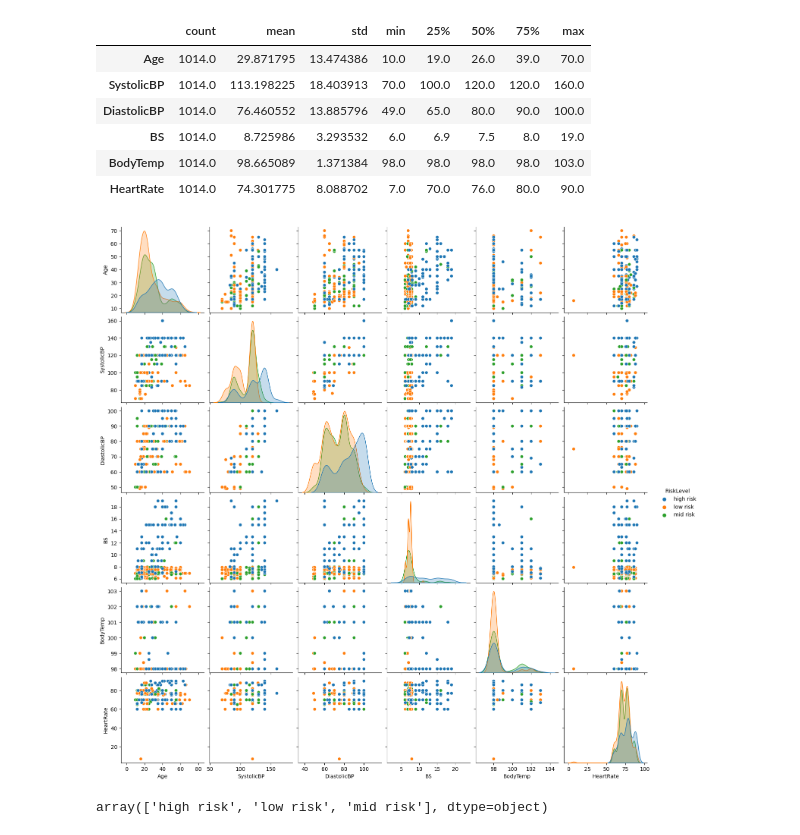
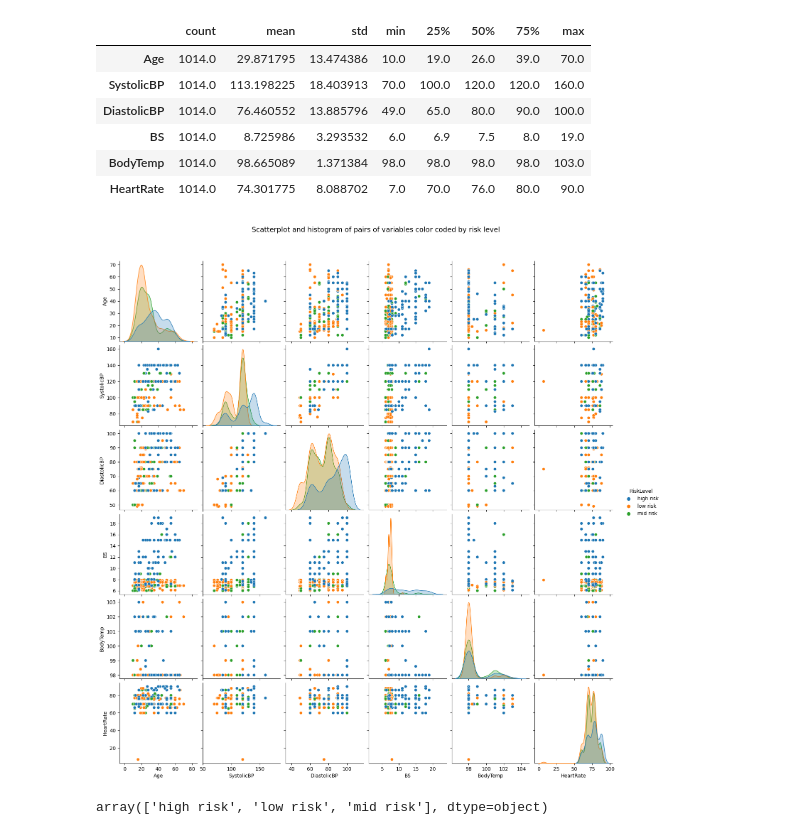
Before and after one commit to cassiasamp/logreg, a Jupyter notebook: notebooks/random-forest/random-forest.ipynb, the cells around one changed output. Cells and saved outputs as stored; diff of their text form; code cells hidden in the pictures.

```diff
--- a/notebooks/random-forest/random-forest.ipynb
+++ b/notebooks/random-forest/random-forest.ipynb
@@ -6,7 +6,7 @@ import numpy as np
 import seaborn as sns
 import matplotlib.pyplot as plt
 # %%
-dataset = pd.read_csv("../../datasets/random-forest/maternal_health_risk.csv")
+dataset = pd.read_csv("datasets/random-forest/maternal_health_risk.csv")
 # %% [markdown]
 * Age: Any ages in years when a women during pregnant.
 * SystolicBP: Upper value of Blood Pressure in mmHg, another significant attribute during pregnancy.
@@ -36,9 +53,12 @@ dataset.describe().T
 | BodyTemp | 1014.0 | 98.665089 | 1.371384 | 98.0 | 98.0 | 98.0 | 98.0 | 103.0 |
 | HeartRate | 1014.0 | 74.301775 | 8.088702 | 7.0 | 70.0 | 76.0 | 80.0 | 90.0 |
 # %%
-sns.pairplot(dataset, hue='RiskLevel');
+g = sns.pairplot(dataset, hue='RiskLevel')
+g.fig.suptitle("Scatterplot and histogram of pairs of variables color coded by risk level",
+               fontsize = 14,
+               y=1.05); # y = definig title y position (height)
 # %% [output]
-[figure, old version]
+[figure, new version]
 # %%
 dataset['RiskLevel'].unique()
 # %% [output]
```
Also changed, not shown: parts of 24 cells of this notebook.
